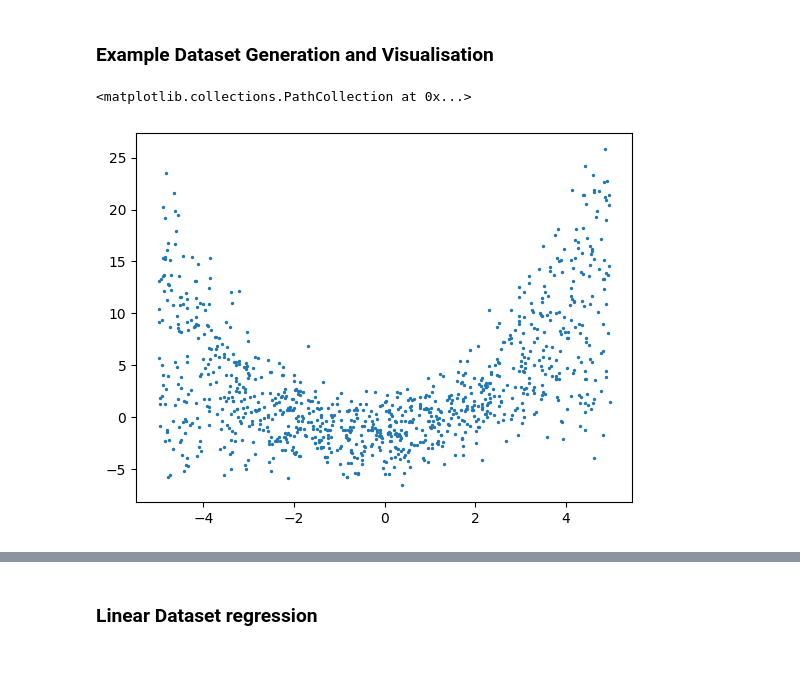
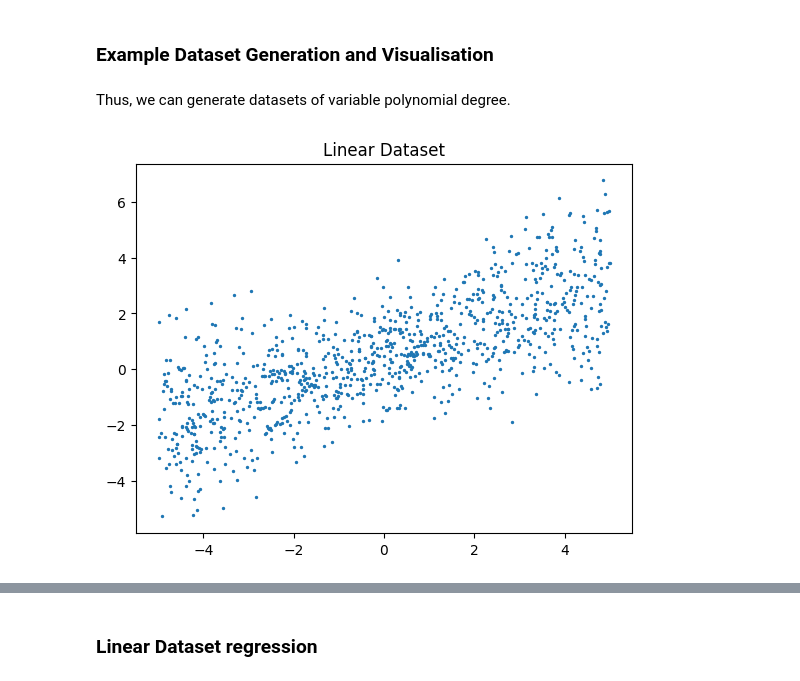
Before and after one commit to Martin-EvansUWA/ML-Project-1, a Jupyter notebook: 23621647.ipynb, the cells around one changed output, grey strips where cells are left out. Cells and saved outputs as stored; diff of their text form; code cells hidden in the pictures.

```diff
--- a/23621647.ipynb
+++ b/23621647.ipynb
@@ -37,22 +133,23 @@ $$ y = \sum_{k=0}^{n} a_k x^k + \epsilon
 # %%
-import numpy as np
-
 def generate_polynomial_dataset(degree: int, n_samples: int):
     x_set = []
     y_set = []
     for i in range(n_samples):
         x = np.random.uniform(-5, 5)
-        y = sum(np.random.uniform(0, 1) * (x ** i) for i in range(degree+1)) + np.random.normal(-2, 2)
+        y = sum(np.random.uniform(0, 1) * (x ** i) for i in range(degree+1)) + np.random.normal(0,1)
         x_set.append(x)
         y_set.append(y)
     return np.array(x_set), np.array(y_set)
 # %% [markdown]
 ### Example Dataset Generation and Visualisation
+# %% [markdown]
+Thus, we can generate datasets of variable polynomial degree.
 # %%
 import matplotlib.pyplot as plt
 
-x, y = generate_polynomial_dataset(2, 1000)
+x, y = generate_polynomial_dataset(1, 1000)
 plt.scatter(x, y, s=2)
+plt.title("Linear Dataset")
+plt.show()
 # %% [output]
-<matplotlib.collections.PathCollection at 0x...>
-[figure, old version]
+[figure, new version]
```
Also changed, not shown: parts of 25 cells of this notebook.
